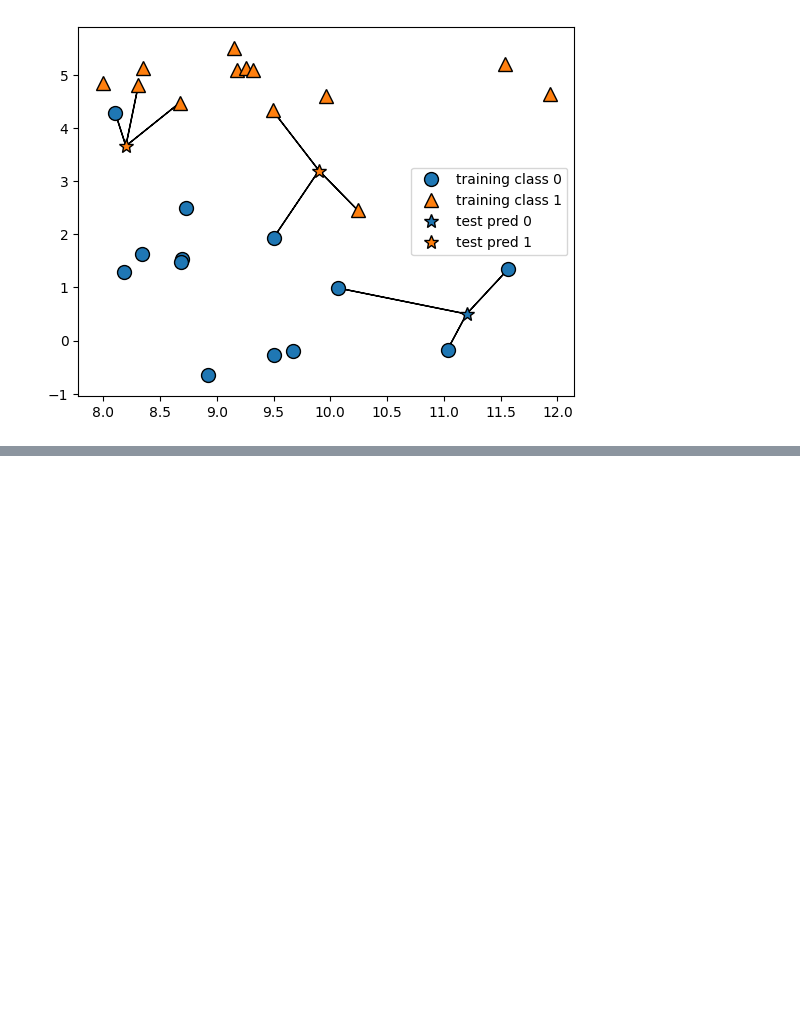
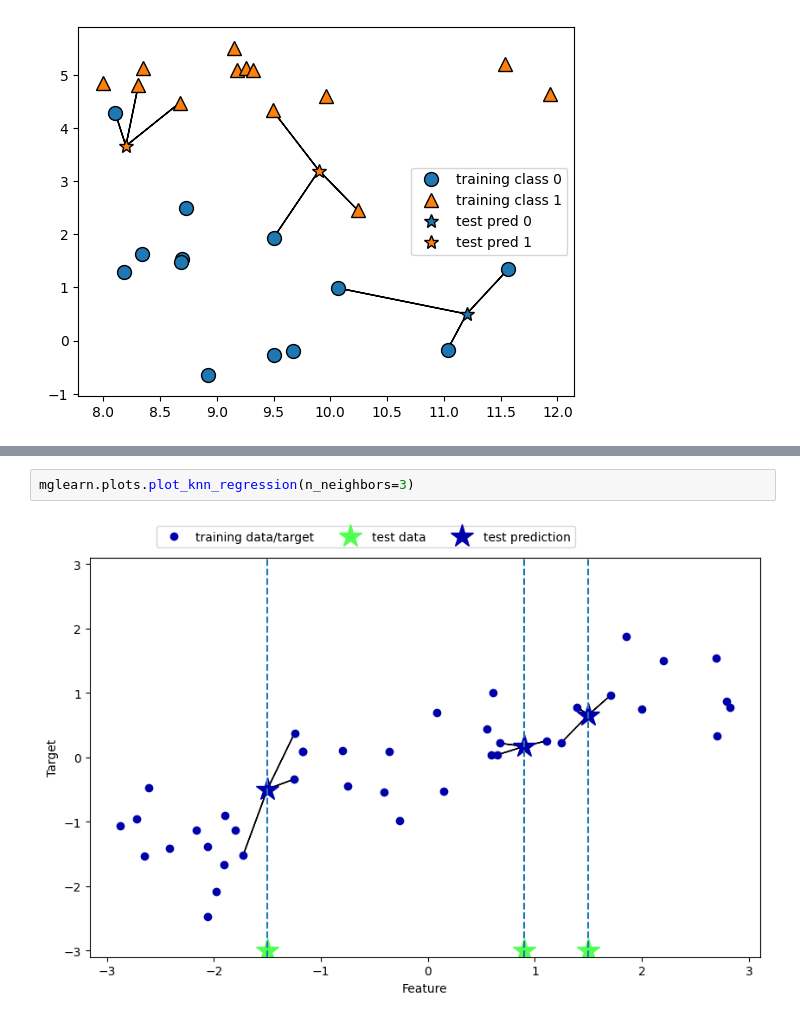
Before and after one commit to haribo09876/MachineLearning, a Jupyter notebook: 02. SupervisedLearning/03. SupervisedLearningAlgorithm.ipynb, the cells around one changed output, grey strips where cells are left out. Drawn from its saved outputs; the diff is of its cells as text; blank space fills up the shorter version.

```diff
--- a/02. SupervisedLearning/03. SupervisedLearningAlgorithm.ipynb
+++ b/02. SupervisedLearning/03. SupervisedLearningAlgorithm.ipynb
@@ -89,0 +169,4 @@ mglearn.plots.plot_knn_classification(n_neighbors=3)
+# %%
+mglearn.plots.plot_knn_regression(n_neighbors=3)
+# %% [output]
+[figure, added]
```
Also changed, not shown: parts of 14 cells of this notebook.
